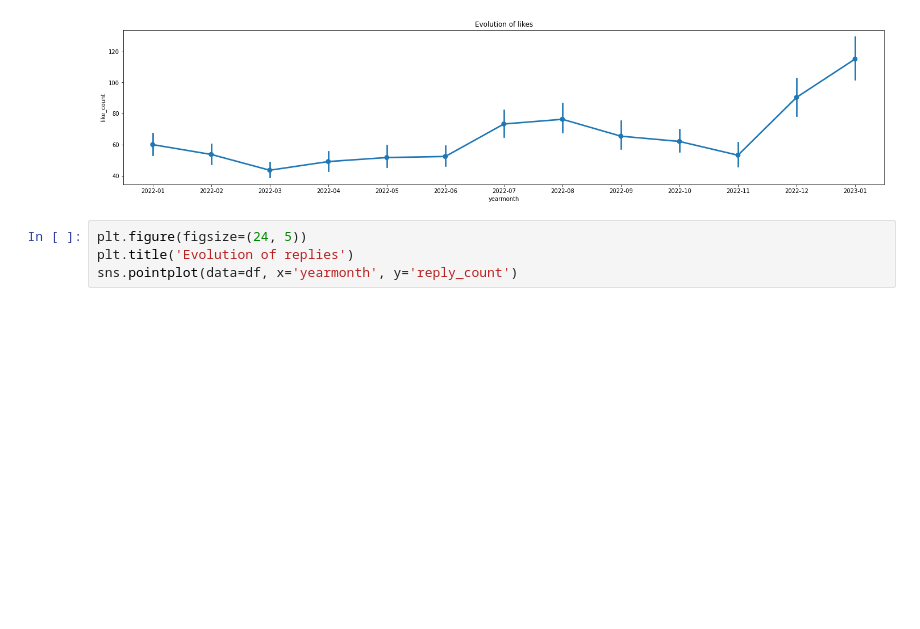
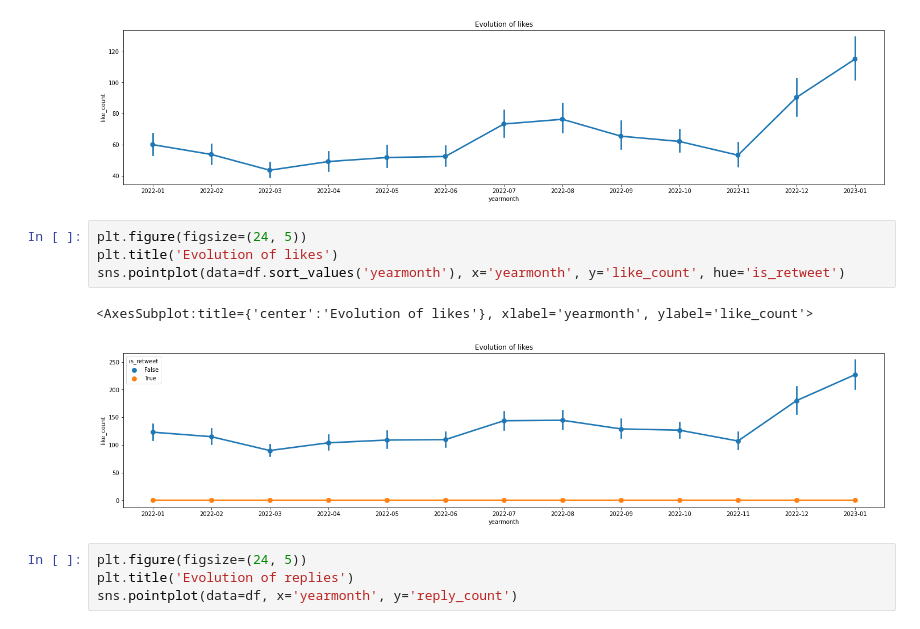
Before and after one commit to ossamum/kuleuven-thesis, a Jupyter notebook: 03_EDA.ipynb, the cells around one changed output. Drawn from its saved outputs; the diff is of its cells as text; blank space fills up the shorter version.

```diff
--- a/03_EDA.ipynb
+++ b/03_EDA.ipynb
@@ -97,6 +97,13 @@ sns.pointplot(data=df.sort_values('yearmonth'), x='yearmonth', y='like_count')
 # %% [output]
 <AxesSubplot:title={'center':'Evolution of likes'}, xlabel='yearmonth', ylabel='like_count'>
 [figure]
+# %%
+plt.figure(figsize=(24, 5))
+plt.title('Evolution of likes')
+sns.pointplot(data=df.sort_values('yearmonth'), x='yearmonth', y='like_count', hue='is_retweet')
+# %% [output]
+<AxesSubplot:title={'center':'Evolution of likes'}, xlabel='yearmonth', ylabel='like_count'>
+[figure, added]
 # %%
 plt.figure(figsize=(24, 5))
 plt.title('Evolution of replies')
```
Also changed, not shown: parts of 6 cells of this notebook.
